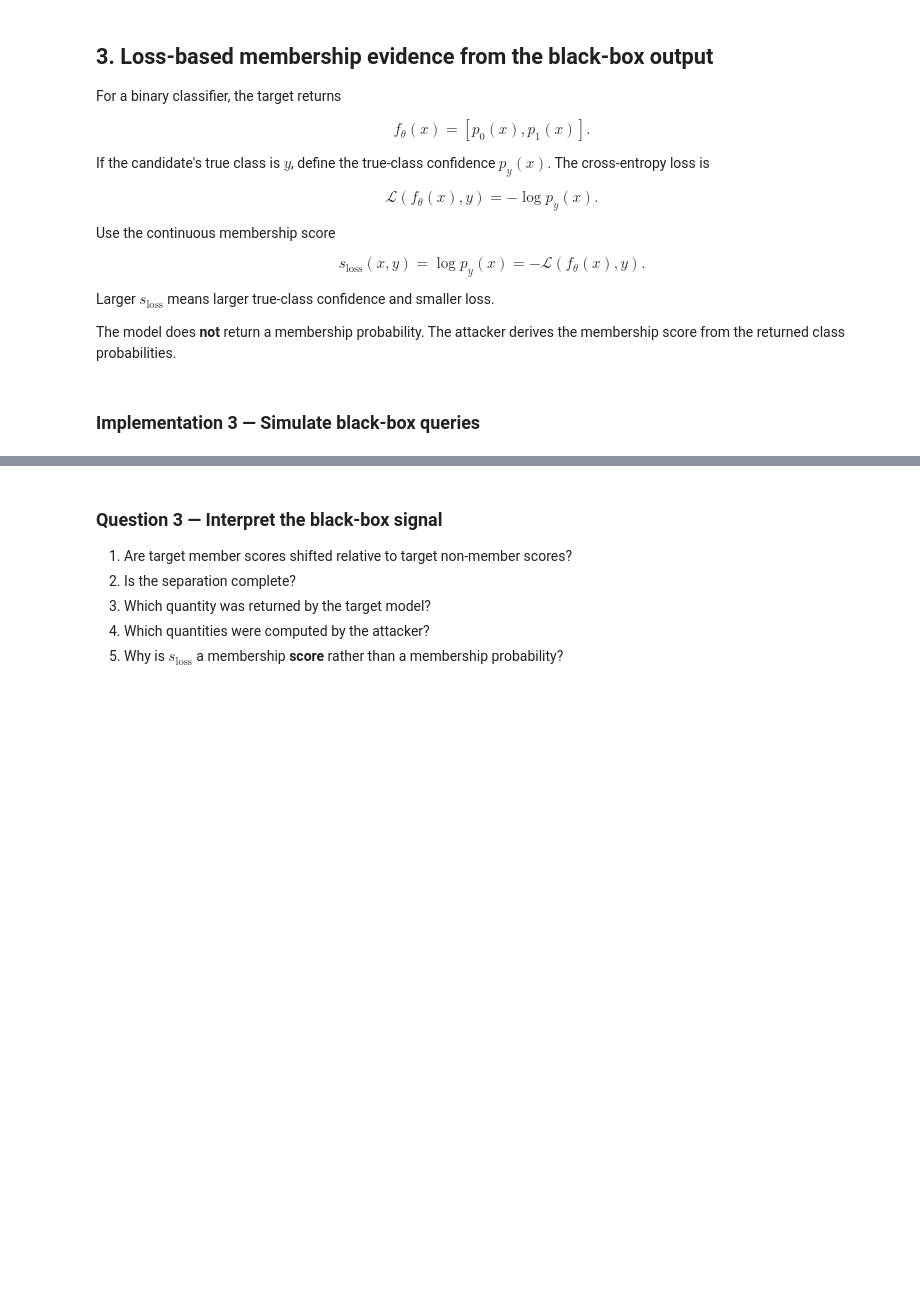
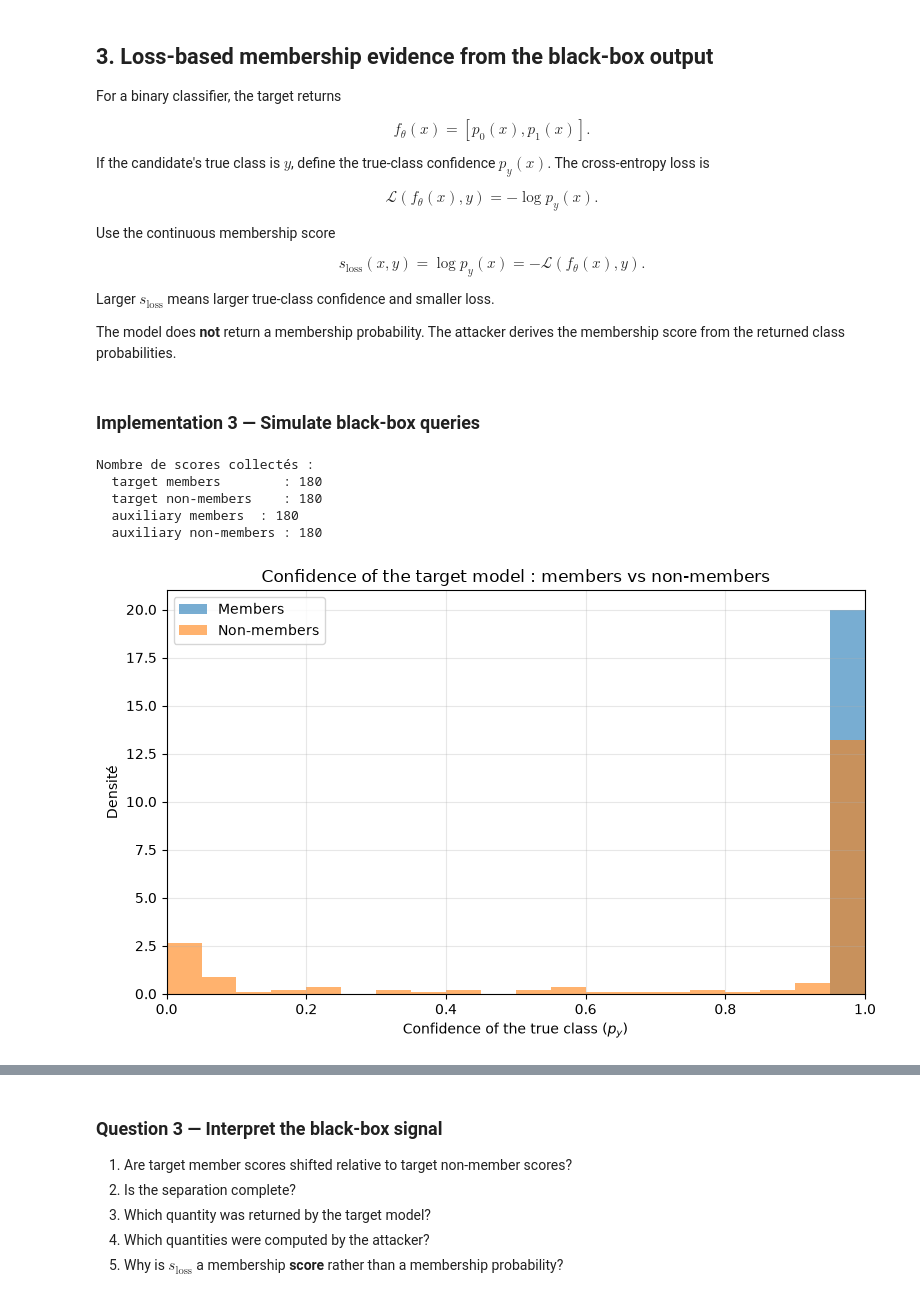
Before and after one commit to bonivalyvan/ML-Trainning-and-evaluation, a Jupyter notebook: Memberships Inference Attacks/Membership_Inference_Medical_AI.ipynb, the cells around one changed output, grey strips where cells are left out. Cells and saved outputs as stored; diff of their text form; code cells hidden in the pictures; blank space fills up the shorter version.

```diff
--- a/Memberships Inference Attacks/Membership_Inference_Medical_AI.ipynb
+++ b/Memberships Inference Attacks/Membership_Inference_Medical_AI.ipynb
@@ -626,0 +663,77 @@ The model does **not** return a membership probability. The attacker derives the
+# %%
+# 4. Collect scores for:
+#       - target members
+#       - target non-members
+#       - auxiliary members
+#       - auxiliary non-members
+
+def collect_membership_scores(model, loader):
+    probabilities, labels = query_probabilities(model, loader)
+    true_confidence = extract_true_class_confidence(probabilities, labels)
+
+    p_y_safe = true_confidence.clamp_min(
+        torch.finfo(true_confidence.dtype).tiny
+    )
+    scores = torch.log(p_y_safe)
+
+    return scores, labels
+
+
+# Scores produits par le modèle cible
+target_member_scores, target_member_labels = collect_membership_scores(target_model, target_train_loader)
+target_nonmember_scores, target_nonmember_labels = collect_membership_scores(target_model, target_nonmember_loader)
+
+# Scores produits par le modèle de calibration
+auxiliary_member_scores, auxiliary_member_labels = collect_membership_scores(calibration_model, auxiliary_train_loader)
+auxiliary_nonmember_scores, auxiliary_nonmember_labels = collect_membership_scores(calibration_model, auxiliary_nonmember_loader)
+
+print("Nombre de scores collectés :")
+print(f"  target members        : {target_member_scores.numel()}")
+print(f"  target non-members    : {target_nonmember_scores.numel()}")
+print(f"  auxiliary members  : {auxiliary_member_scores.numel()}")
+print(f"  auxiliary non-members : {auxiliary_nonmember_scores.numel()}")
+# %% [output]
+Nombre de scores collectés :
+  target members        : 180
+  target non-members    : 180
+  auxiliary members  : 180
+  auxiliary non-members : 180
+# %%
+# 5. Plot the target member/non-member distributions of p_y.
+
+target_member_probs, target_member_labels = query_probabilities(target_model, target_train_loader)
+target_nonmember_probs, target_nonmember_labels = query_probabilities(target_model, target_nonmember_loader)
+
+# Confiance dans la vraie classe : p_y
+target_member_p_y = extract_true_class_confidence(target_member_probs, target_member_labels)
+target_nonmember_p_y = extract_true_class_confidence(target_nonmember_probs, target_nonmember_labels)
+
+# Tracer les distributions
+plt.figure(figsize=(8, 5))
+plt.hist(
+    target_member_p_y.numpy(),
+    bins=20,
+    range=(0, 1),
+    alpha=0.6,
+    density=True,
+    label="Members"
+)
+plt.hist(
+    target_nonmember_p_y.numpy(),
+    bins=20,
+    range=(0, 1),
+    alpha=0.6,
+    density=True,
+    label="Non-members"
+)
+
+plt.xlabel(r"Confidence of the true class ($p_y$)")
+plt.ylabel("Densité")
+plt.title("Confidence of the target model : members vs non-members")
+plt.xlim(0, 1)
+plt.legend()
+plt.grid(alpha=0.3)
+plt.tight_layout()
+plt.show()
+# %% [output]
+[figure, added]
```
Also changed, not shown: parts of 6 cells of this notebook.
